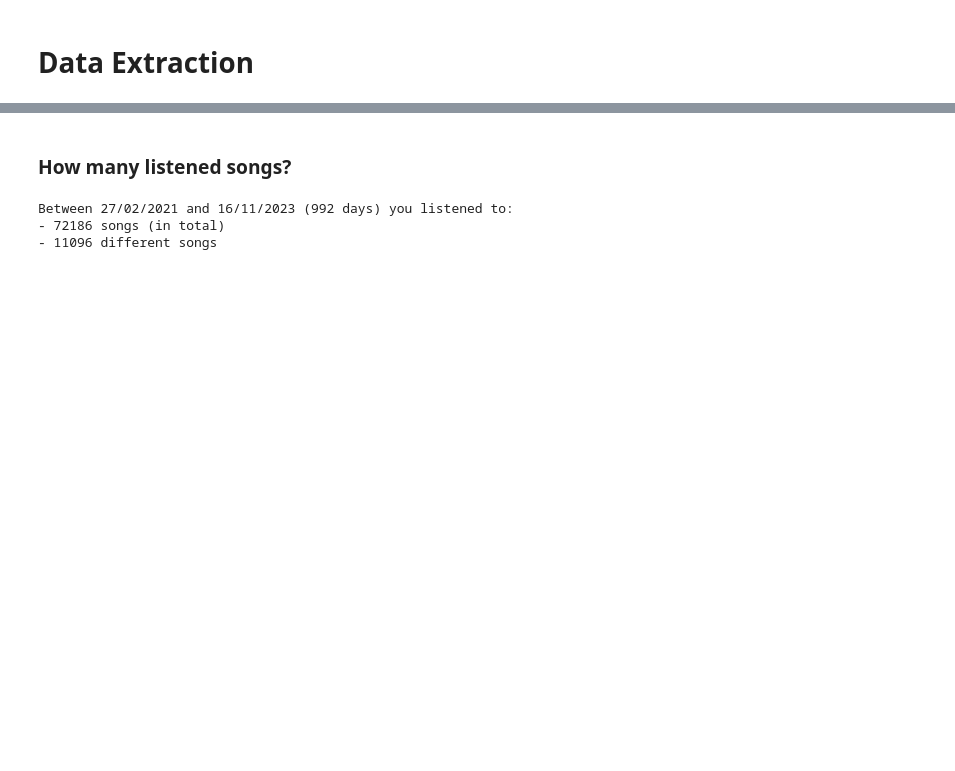
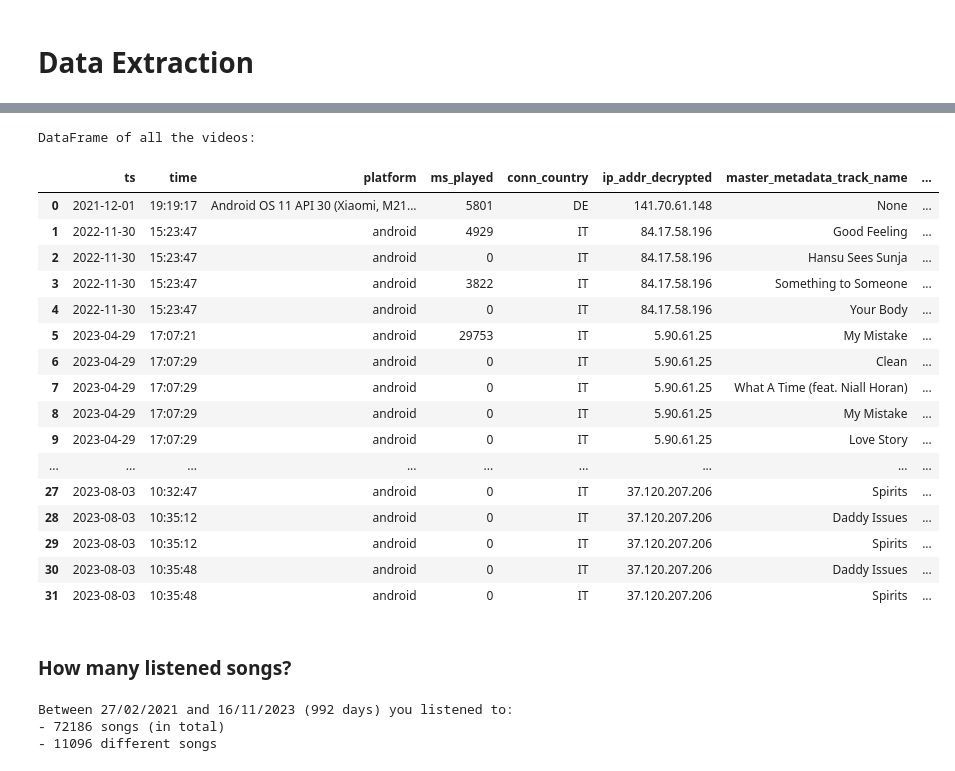
Before and after one commit to GianM0027/Spotify-Data-Analysis, a Jupyter notebook: main_notebook.ipynb, the cells around one changed output, grey strips where cells are left out. Drawn from its saved outputs; the diff is of its cells as text; code cells hidden in the pictures; blank space fills up the shorter version.

Commit message:
Documentation and video-data retrieval

```diff
--- a/main_notebook.ipynb
+++ b/main_notebook.ipynb
@@ -17,11 +27,23 @@ from utilities import *
 AUDIO_PATH = "extended_Streaming_History_Original/audio"
 VIDEO_PATH = "extended_Streaming_History_Original/video"
 
-history = {} # dictionary with file_name as key and
+# dictionaries with -keys: filename- and -values: filename content-
+music_history = {}
+video_history = {}
 
 for filename in os.listdir(AUDIO_PATH):
     if os.path.isfile(os.path.join(AUDIO_PATH, filename)):
         file_path = AUDIO_PATH + "/" + filename
         file = open(file_path, "r", encoding="utf-8")
-        history[filename] = file.readlines()
+        music_history[filename] = file.readlines()
         file.close()
+
+for filename in os.listdir(VIDEO_PATH):
+    if os.path.isfile(os.path.join(VIDEO_PATH, filename)):
+        file_path = VIDEO_PATH + "/" + filename
+        file = open(file_path, "r", encoding="utf-8")
+        video_history[filename] = file.readlines()
+        file.close()
+
+print("Files in the audio folder: \n", list(music_history.keys()))
+print("\nFiles in the video folder: \n", list(video_history.keys()))
@@ -28,3 +56,14 @@ for filename in os.listdir(AUDIO_PATH):
 # %% [markdown]
 # Data Extraction
+# %%
+jSongs = np.array([])   # np array of songs, each one in JSON format
+jVideos = np.array([])  # np array of videos, each one in JSON format
+
+for key, value in music_history.items():
+    for song in range(len(value)):
+        jSongs = np.append(jSongs, json.loads(music_history.get(key)[song]))
+
+for key, value in video_history.items():
+    for video in range(len(value)):
+        jVideos = np.append(jVideos, json.loads(video_history.get(key)[video]))
 # %%
@@ -78,3 +141,27 @@ DataFrame of all the songs:
+# %%
+extended_videos_df = create_extended_df(jVideos)
+
+print("DataFrame of all the videos: ")
+extended_videos_df
+# %% [output]
+DataFrame of all the videos:
+|  | ts | time | platform | ms_played | conn_country | ip_addr_decrypted | master_metadata_track_name | ... |
+| 0 | 2021-12-01 | 19:19:17 | Android OS 11 API 30 (Xiaomi, M21... | 5801 | DE | 141.70.61.148 | None | ... |
+| 1 | 2022-11-30 | 15:23:47 | android | 4929 | IT | 84.17.58.196 | Good Feeling | ... |
+| 2 | 2022-11-30 | 15:23:47 | android | 0 | IT | 84.17.58.196 | Hansu Sees Sunja | ... |
+| 3 | 2022-11-30 | 15:23:47 | android | 3822 | IT | 84.17.58.196 | Something to Someone | ... |
+| 4 | 2022-11-30 | 15:23:47 | android | 0 | IT | 84.17.58.196 | Your Body | ... |
+| 5 | 2023-04-29 | 17:07:21 | android | 29753 | IT | 5.90.61.25 | My Mistake | ... |
+| 6 | 2023-04-29 | 17:07:29 | android | 0 | IT | 5.90.61.25 | Clean | ... |
+| 7 | 2023-04-29 | 17:07:29 | android | 0 | IT | 5.90.61.25 | What A Time (feat. Niall Horan) | ... |
+| 8 | 2023-04-29 | 17:07:29 | android | 0 | IT | 5.90.61.25 | My Mistake | ... |
+| 9 | 2023-04-29 | 17:07:29 | android | 0 | IT | 5.90.61.25 | Love Story | ... |
+| ... | ... | ... | ... | ... | ... | ... | ... | ... |
+| 27 | 2023-08-03 | 10:32:47 | android | 0 | IT | 37.120.207.206 | Spirits | ... |
+| 28 | 2023-08-03 | 10:35:12 | android | 0 | IT | 37.120.207.206 | Daddy Issues | ... |
+| 29 | 2023-08-03 | 10:35:12 | android | 0 | IT | 37.120.207.206 | Spirits | ... |
+| 30 | 2023-08-03 | 10:35:48 | android | 0 | IT | 37.120.207.206 | Daddy Issues | ... |
+| 31 | 2023-08-03 | 10:35:48 | android | 0 | IT | 37.120.207.206 | Spirits | ... |
 # %% [markdown]
 ### How many listened songs?
 # %%
```
Also changed, not shown: parts of 12 cells of this notebook, 2 other files.
